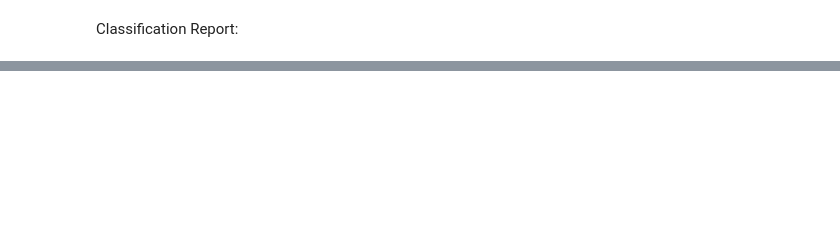
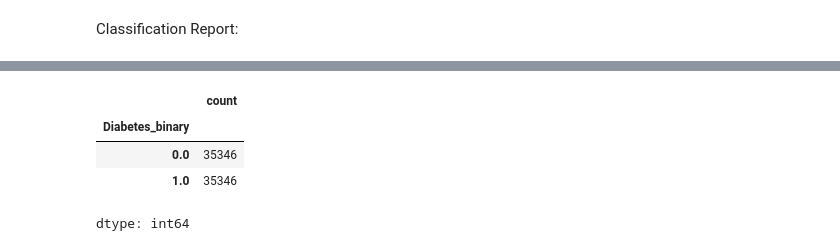
Before and after one commit to Emrahnyc/Project_two, a Jupyter notebook: Project_two.ipynb, the cells around one changed output, grey strips where cells are left out. Drawn from its saved outputs; the diff is of its cells as text; code cells hidden in the pictures; blank space fills up the shorter version.

```diff
--- a/Project_two.ipynb
+++ b/Project_two.ipynb
@@ -326,0 +236,5 @@ weighted avg       0.74      0.74      0.74    436668
+# %%
+def under_sampling (X, y):
+  random_undersampler = RandomUnderSampler()
+  X_under, y_under = random_undersampler.fit_resample(X, y)
+  return X_under, y_under
@@ -326,0 +259,3 @@ weighted avg       0.74      0.74      0.74    436668
+# %%
+X_under,y_under=under_sampling(X,y)
+X_over,y_over=over_sampling(X,y)
@@ -326,0 +270,9 @@ weighted avg       0.74      0.74      0.74    436668
+# %%
+
+y_under.value_counts()
+# %% [output]
+|  | count |
+| Diabetes_binary |  |
+| 0.0 | 35346 |
+| 1.0 | 35346 |
+dtype: int64
```
Also changed, not shown: parts of 30 cells of this notebook.
